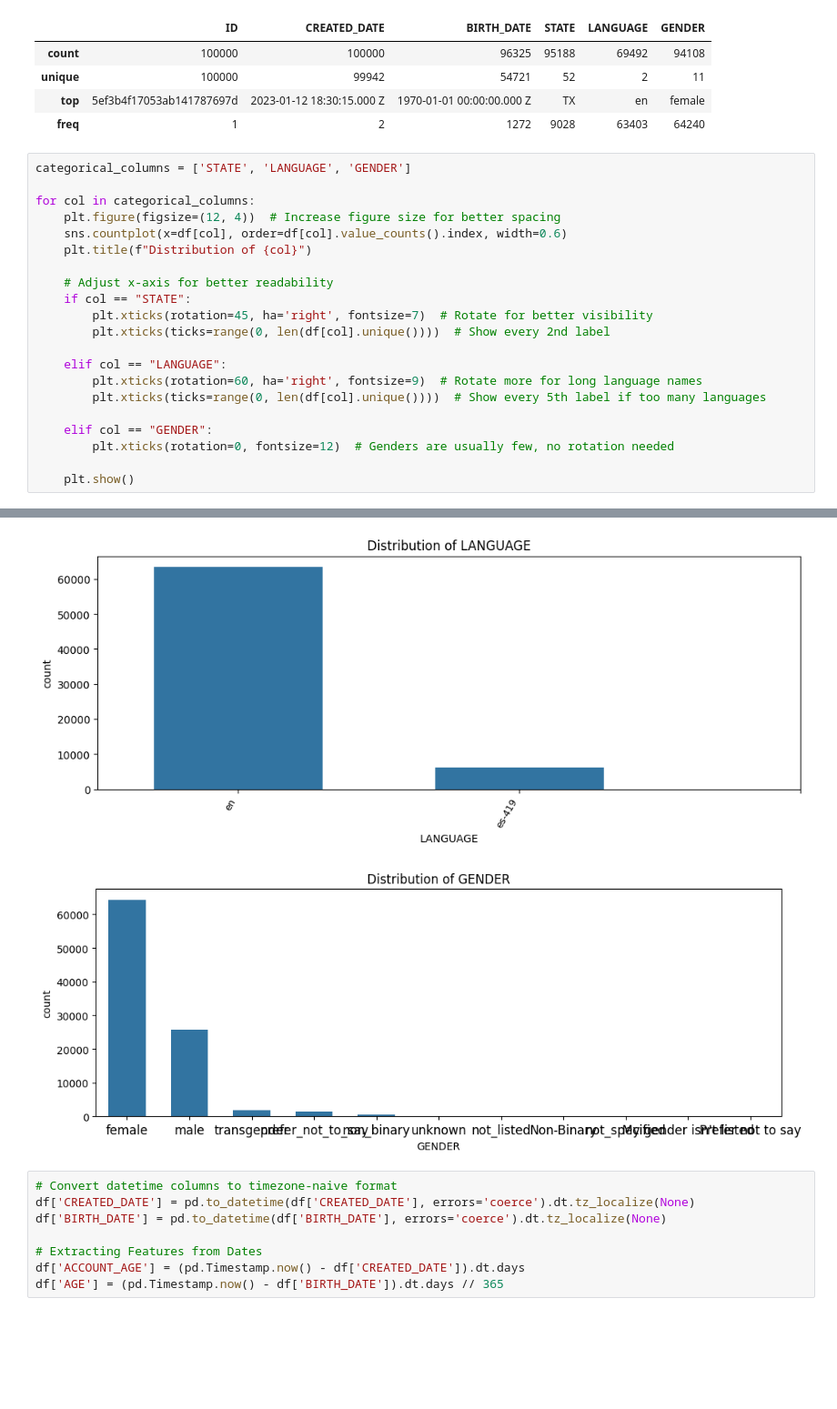
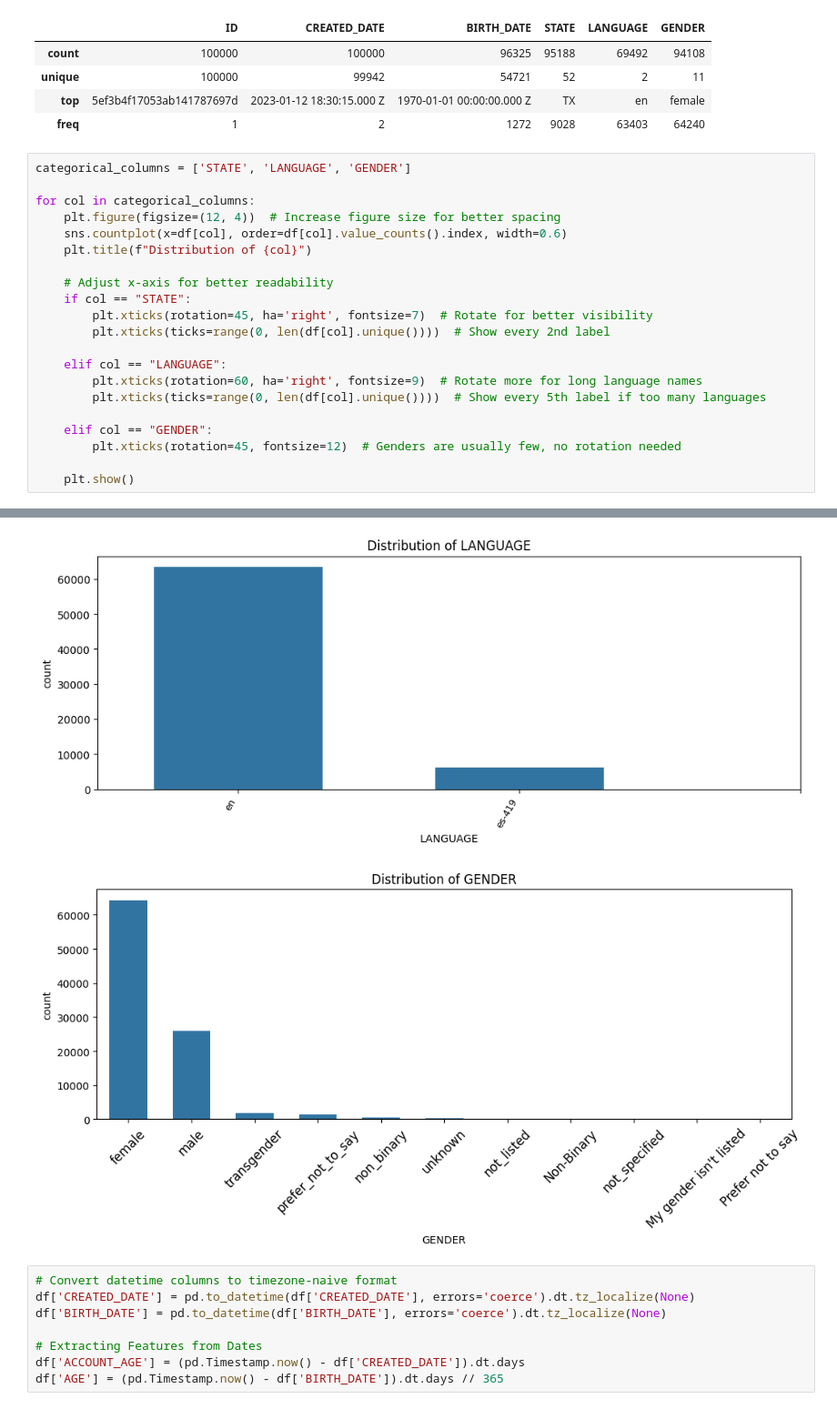
Before and after one commit to dhanesh9/Fetch_DataAnalyst, a Jupyter notebook: Users_CleanData.ipynb, the cells around one changed output, grey strips where cells are left out. Shown at 91% size. Saved outputs shown, nothing was run; the diff lists cells and outputs as text; blank space fills up the shorter version.

```diff
--- a/Users_CleanData.ipynb
+++ b/Users_CleanData.ipynb
@@ -59,28 +59,28 @@ display(df.describe())
 # %%
 categorical_columns = ['STATE', 'LANGUAGE', 'GENDER']
 
 for col in categorical_columns:
     plt.figure(figsize=(12, 4))  # Increase figure size for better spacing
     sns.countplot(x=df[col], order=df[col].value_counts().index, width=0.6)
     plt.title(f"Distribution of {col}")
 
     # Adjust x-axis for better readability
     if col == "STATE":
         plt.xticks(rotation=45, ha='right', fontsize=7)  # Rotate for better visibility
         plt.xticks(ticks=range(0, len(df[col].unique())))  # Show every 2nd label
 
     elif col == "LANGUAGE":
         plt.xticks(rotation=60, ha='right', fontsize=9)  # Rotate more for long language names
         plt.xticks(ticks=range(0, len(df[col].unique())))  # Show every 5th label if too many languages
 
     elif col == "GENDER":
-        plt.xticks(rotation=0, fontsize=12)  # Genders are usually few, no rotation needed
+        plt.xticks(rotation=45, fontsize=12)  # Genders are usually few, no rotation needed
 
     plt.show()
 # %% [output]
 [figure]
 [figure]
-[figure, old version]
+[figure, new version]
 # %%
 # Convert datetime columns to timezone-naive format
 df['CREATED_DATE'] = pd.to_datetime(df['CREATED_DATE'], errors='coerce').dt.tz_localize(None)
```
Also changed, not shown: parts of 1 cell of this notebook.
